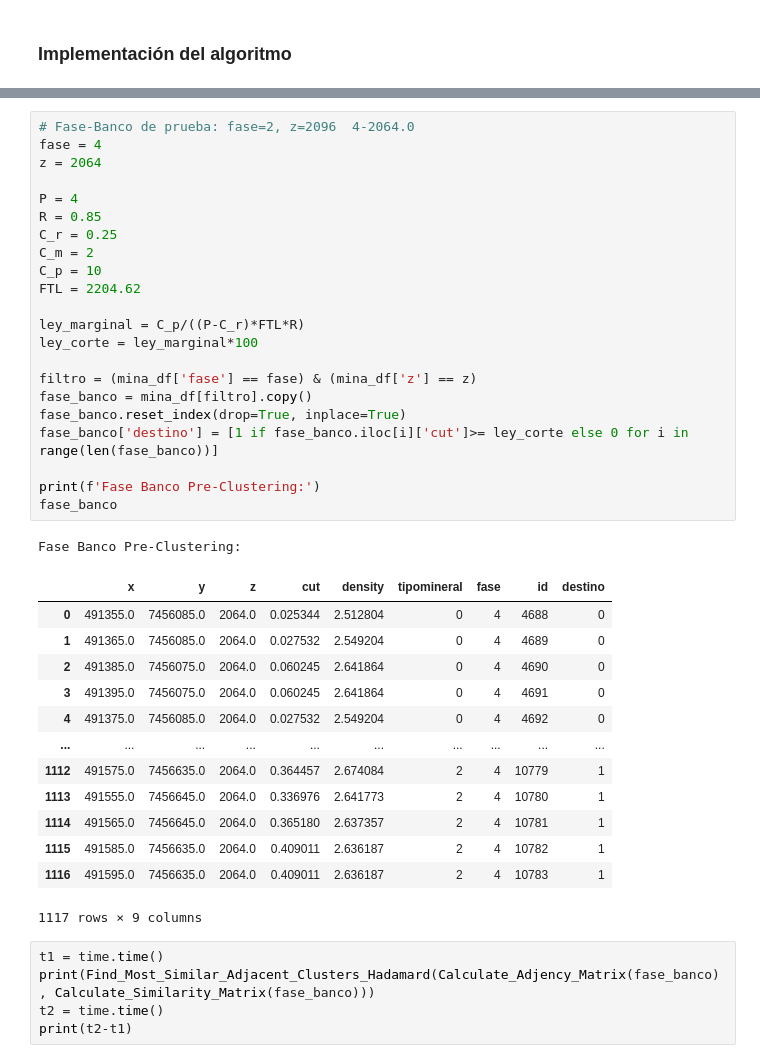
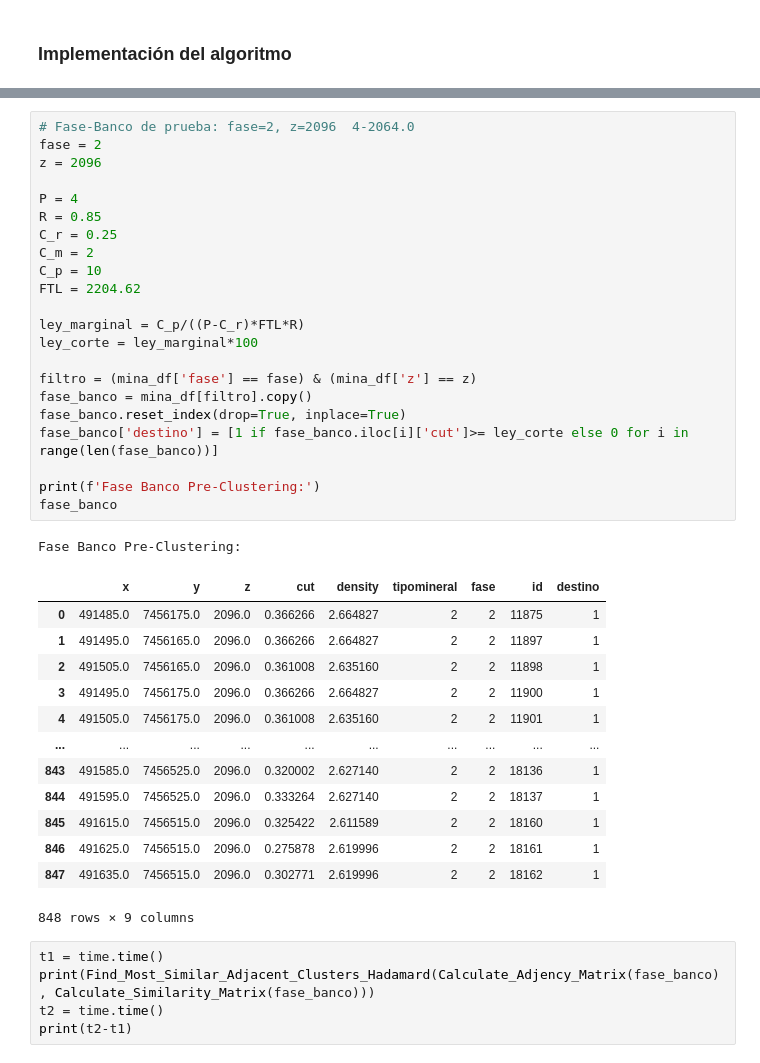
Before and after one commit to Felipe-Asbun-Torres/Laboratorio-2, a Jupyter notebook: ClusteringTabesh2013.ipynb, the cells around one changed output, grey strips where cells are left out. Drawn from its saved outputs; the diff is of its cells as text.

```diff
--- a/ClusteringTabesh2013.ipynb
+++ b/ClusteringTabesh2013.ipynb
@@ -890,41 +894,41 @@ def ClusteringSalman(
     return [fase_banco, N_Clusters, execution_time, adj_matrix_copy, sim_matrix_copy, adj_matrix_sparse]
 # %%
 # Fase-Banco de prueba: fase=2, z=2096  4-2064.0
-fase = 4
-z = 2064
+fase = 2
+z = 2096
 
 P = 4
 R = 0.85
 C_r = 0.25
 C_m = 2
 C_p = 10
 FTL = 2204.62
 
 ley_marginal = C_p/((P-C_r)*FTL*R)
 ley_corte = ley_marginal*100
 
 filtro = (mina_df['fase'] == fase) & (mina_df['z'] == z)
 fase_banco = mina_df[filtro].copy()
 fase_banco.reset_index(drop=True, inplace=True)
 fase_banco['destino'] = [1 if fase_banco.iloc[i]['cut']>= ley_corte else 0 for i in range(len(fase_banco))]
 
 print(f'Fase Banco Pre-Clustering:')
 fase_banco
 # %% [output]
 Fase Banco Pre-Clustering:
 |  | x | y | z | cut | density | tipomineral | fase | id | destino |
-| 0 | 491355.0 | 7456085.0 | 2064.0 | 0.025344 | 2.512804 | 0 | 4 | 4688 | 0 |
-| 1 | 491365.0 | 7456085.0 | 2064.0 | 0.027532 | 2.549204 | 0 | 4 | 4689 | 0 |
-| 2 | 491385.0 | 7456075.0 | 2064.0 | 0.060245 | 2.641864 | 0 | 4 | 4690 | 0 |
-| 3 | 491395.0 | 7456075.0 | 2064.0 | 0.060245 | 2.641864 | 0 | 4 | 4691 | 0 |
-| 4 | 491375.0 | 7456085.0 | 2064.0 | 0.027532 | 2.549204 | 0 | 4 | 4692 | 0 |
+| 0 | 491485.0 | 7456175.0 | 2096.0 | 0.366266 | 2.664827 | 2 | 2 | 11875 | 1 |
+| 1 | 491495.0 | 7456165.0 | 2096.0 | 0.366266 | 2.664827 | 2 | 2 | 11897 | 1 |
+| 2 | 491505.0 | 7456165.0 | 2096.0 | 0.361008 | 2.635160 | 2 | 2 | 11898 | 1 |
+| 3 | 491495.0 | 7456175.0 | 2096.0 | 0.366266 | 2.664827 | 2 | 2 | 11900 | 1 |
+| 4 | 491505.0 | 7456175.0 | 2096.0 | 0.361008 | 2.635160 | 2 | 2 | 11901 | 1 |
 | ... | ... | ... | ... | ... | ... | ... | ... | ... | ... |
-| 1112 | 491575.0 | 7456635.0 | 2064.0 | 0.364457 | 2.674084 | 2 | 4 | 10779 | 1 |
-| 1113 | 491555.0 | 7456645.0 | 2064.0 | 0.336976 | 2.641773 | 2 | 4 | 10780 | 1 |
-| 1114 | 491565.0 | 7456645.0 | 2064.0 | 0.365180 | 2.637357 | 2 | 4 | 10781 | 1 |
-| 1115 | 491585.0 | 7456635.0 | 2064.0 | 0.409011 | 2.636187 | 2 | 4 | 10782 | 1 |
-| 1116 | 491595.0 | 7456635.0 | 2064.0 | 0.409011 | 2.636187 | 2 | 4 | 10783 | 1 |
+| 843 | 491585.0 | 7456525.0 | 2096.0 | 0.320002 | 2.627140 | 2 | 2 | 18136 | 1 |
+| 844 | 491595.0 | 7456525.0 | 2096.0 | 0.333264 | 2.627140 | 2 | 2 | 18137 | 1 |
+| 845 | 491615.0 | 7456515.0 | 2096.0 | 0.325422 | 2.611589 | 2 | 2 | 18160 | 1 |
+| 846 | 491625.0 | 7456515.0 | 2096.0 | 0.275878 | 2.619996 | 2 | 2 | 18161 | 1 |
+| 847 | 491635.0 | 7456515.0 | 2096.0 | 0.302771 | 2.619996 | 2 | 2 | 18162 | 1 |
-1117 rows × 9 columns
+848 rows × 9 columns
 # %%
 t1 = time.time()
 print(Find_Most_Similar_Adjacent_Clusters_Hadamard(Calculate_Adjency_Matrix(fase_banco), Calculate_Similarity_Matrix(fase_banco)))
```
Also changed, not shown: parts of 6 cells of this notebook.
